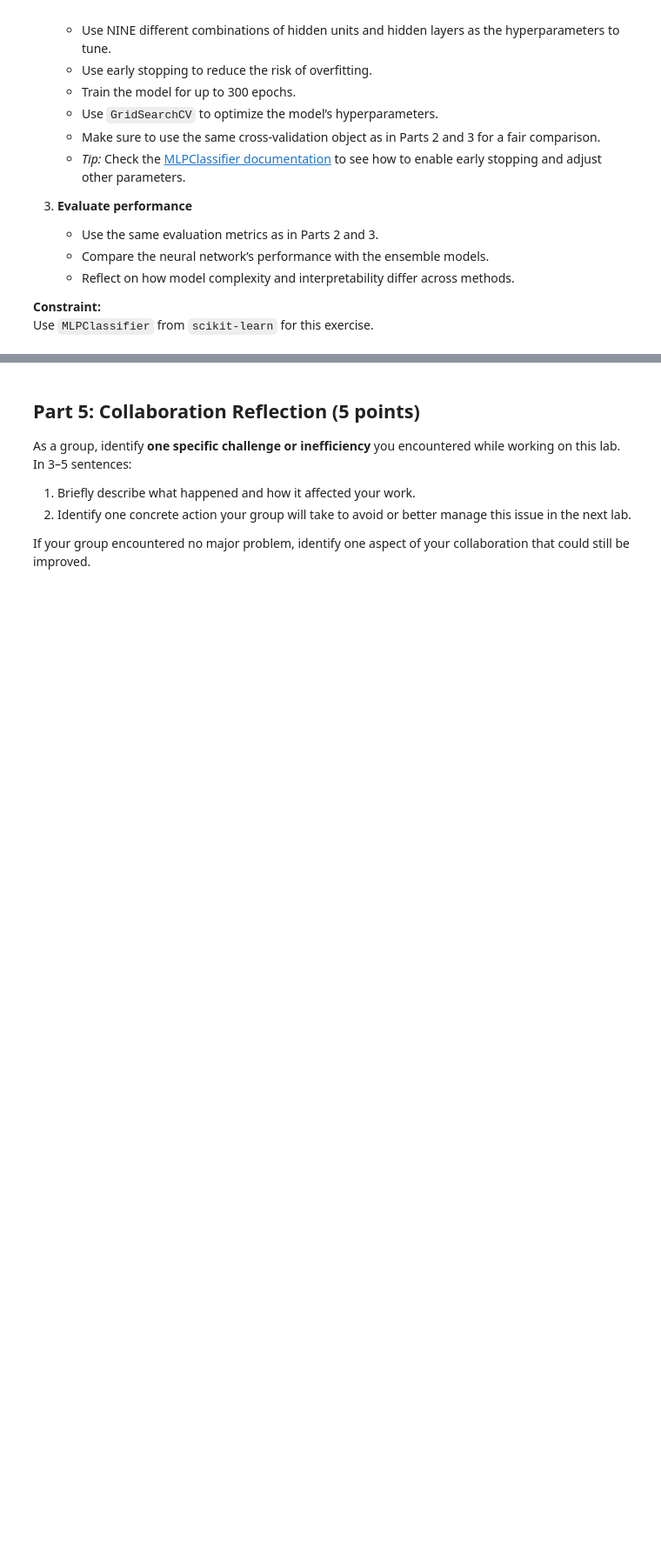
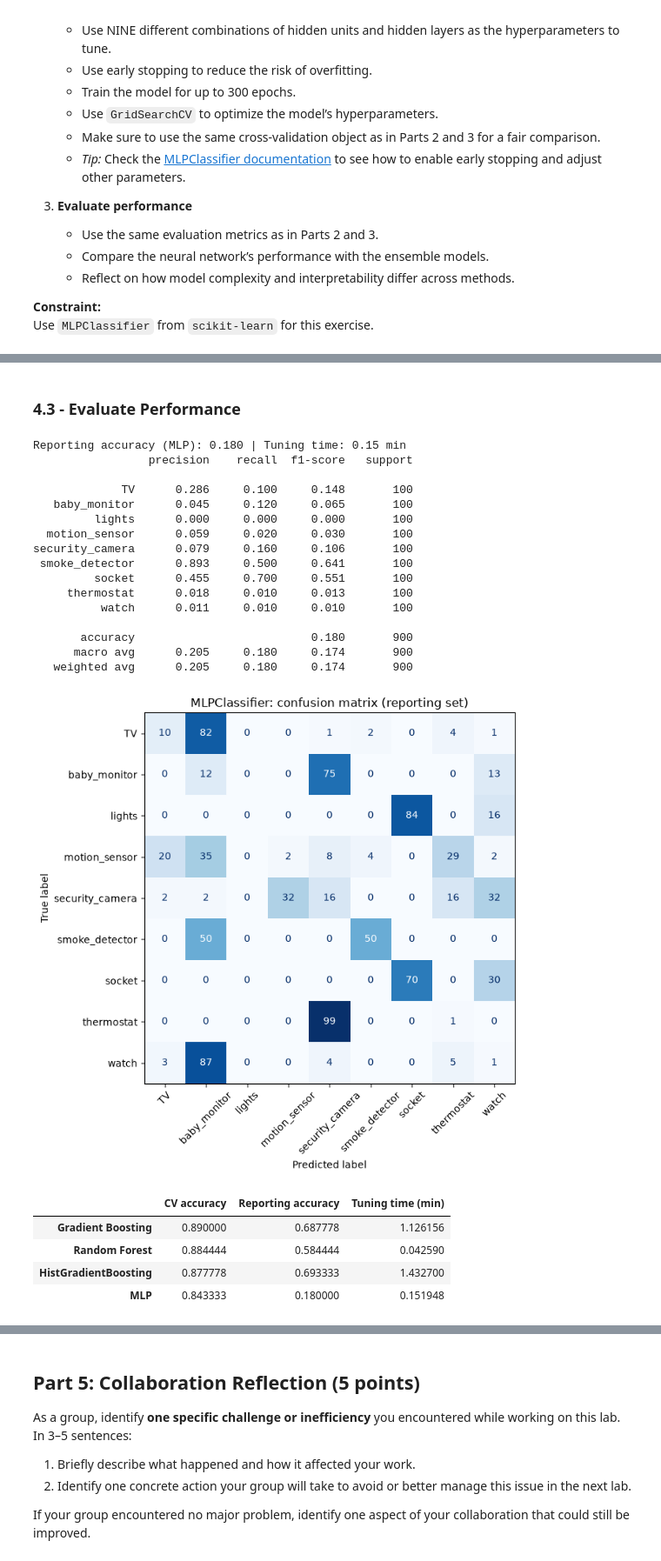
Before and after one commit to yxf9tv/07-iot-ensemble-classification, a Jupyter notebook: 07-iot-ensemble-classification.ipynb, the cells around one changed output, grey strips where cells are left out. Shown at 87% size. Drawn from its saved outputs; the diff is of its cells as text; code cells hidden in the pictures; blank space fills up the shorter version.

```diff
--- a/07-iot-ensemble-classification.ipynb
+++ b/07-iot-ensemble-classification.ipynb
@@ -599,0 +619,19 @@ Use `MLPClassifier` from `scikit-learn` for this exercise.
+# %%
+mlp_param_grid = {
+    "mlp__hidden_layer_sizes": [
+        (32,), (64,), (128,),
+        (32, 32), (64, 64), (128, 128),
+        (32, 32, 32), (64, 64, 64), (128, 128, 128),
+    ],
+}
+
+mlp_search, mlp_search_minutes = run_grid_search(
+    mlp_pipeline, mlp_param_grid, cv, X_train, y_train,
+)
+
+print(f"Total hyperparameter search time: {mlp_search_minutes:.2f} minutes")
+print("Best parameters:", mlp_search.best_params_)
+print(f"Best mean CV accuracy: {mlp_search.best_score_:.4f}")
+print("Epochs used:", mlp_search.best_estimator_.named_steps["mlp"].n_iter_)
+
+summarize_cv_results(mlp_search)
@@ -599,0 +653,41 @@ Use `MLPClassifier` from `scikit-learn` for this exercise.
+# %% [markdown]
+### 4.3 - Evaluate Performance
+# %%
+mlp_accuracy, mlp_cm = evaluate_model(mlp_search.best_estimator_, X_report, y_report)
+print(f"Reporting accuracy (MLP): {mlp_accuracy:.3f} | Tuning time: {mlp_search_minutes:.2f} min")
+print(classification_report(y_report, mlp_search.best_estimator_.predict(X_report),
+                            target_names=class_names, digits=3, zero_division=0))
+plot_confusion_matrix(mlp_cm, class_names, "MLPClassifier: confusion matrix (reporting set)")
+
+comparison = pd.DataFrame({
+    "CV accuracy": [gb_search.best_score_, rf_search.best_score_, hgb_search.best_score_, mlp_search.best_score_],
+    "Reporting accuracy": [summary.loc["Gradient Boosting", "Reporting accuracy"],
+                           summary.loc["Random Forest", "Reporting accuracy"],
+                           hgb_accuracy, mlp_accuracy],
+    "Tuning time (min)": [fit_times["Gradient Boosting"], fit_times["Random Forest"],
+                          hgb_search_minutes, mlp_search_minutes],
+}, index=["Gradient Boosting", "Random Forest", "HistGradientBoosting", "MLP"])
+comparison
+# %% [output]
+Reporting accuracy (MLP): 0.180 | Tuning time: 0.15 min
+                 precision    recall  f1-score   support
+
+             TV      0.286     0.100     0.148       100
+   baby_monitor      0.045     0.120     0.065       100
+         lights      0.000     0.000     0.000       100
+  motion_sensor      0.059     0.020     0.030       100
+security_camera      0.079     0.160     0.106       100
+ smoke_detector      0.893     0.500     0.641       100
+         socket      0.455     0.700     0.551       100
+     thermostat      0.018     0.010     0.013       100
+          watch      0.011     0.010     0.010       100
+
+       accuracy                          0.180       900
+      macro avg      0.205     0.180     0.174       900
+   weighted avg      0.205     0.180     0.174       900
+[figure, added]
+|  | CV accuracy | Reporting accuracy | Tuning time (min) |
+| Gradient Boosting | 0.890000 | 0.687778 | 1.126156 |
+| Random Forest | 0.884444 | 0.584444 | 0.042590 |
+| HistGradientBoosting | 0.877778 | 0.693333 | 1.432700 |
+| MLP | 0.843333 | 0.180000 | 0.151948 |
```
Also changed, not shown: parts of 12 cells of this notebook.
